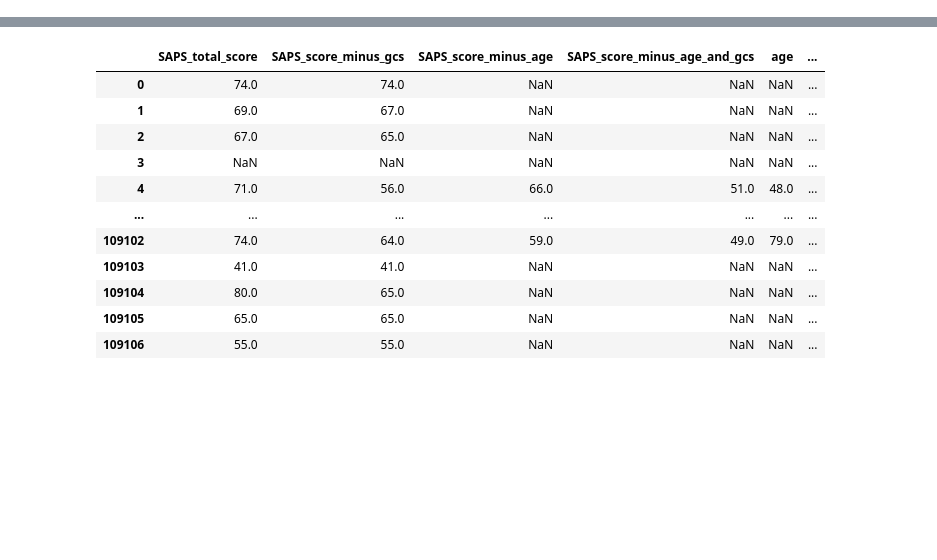
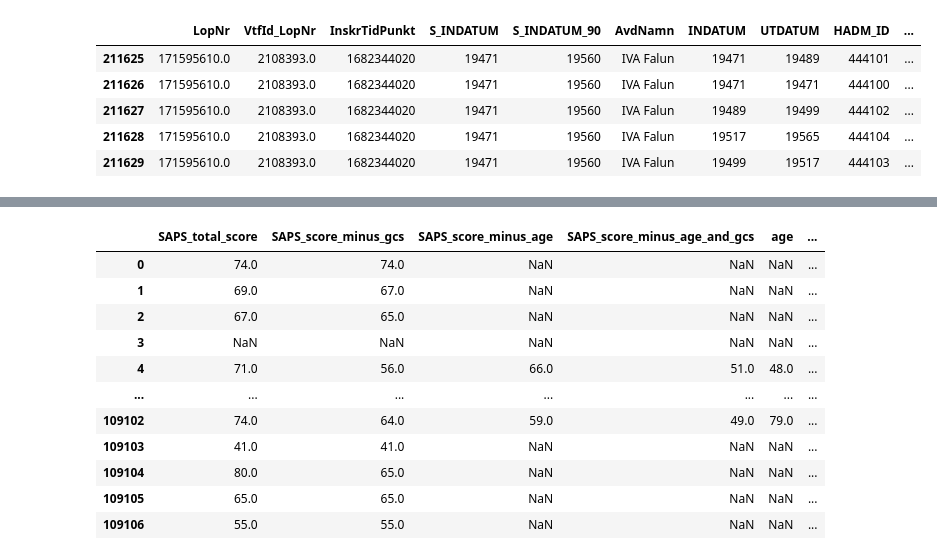
Before and after one commit to johol355/neuro-ascertainment, a Jupyter notebook: candidate-queries/transferred-nsicu-cohort-daoh/transferred-cohort-daoh.ipynb, the cells around one changed output, grey strips where cells are left out. Drawn from its saved outputs; the diff is of its cells as text; code cells hidden in the pictures; blank space fills up the shorter version.

```diff
--- a/candidate-queries/transferred-nsicu-cohort-daoh/transferred-cohort-daoh.ipynb
+++ b/candidate-queries/transferred-nsicu-cohort-daoh/transferred-cohort-daoh.ipynb
@@ -59,0 +55,12 @@ Name: DX_RANK, Length: 109107, dtype: int64
+# %%
+q2 = query + "SELECT * FROM DAOH_90_STEP_1"
+d2 = pd.read_sql(q2, engine)
+# %%
+d2.query("VtfId_LopNr == 2108393")
+# %% [output]
+|  | LopNr | VtfId_LopNr | InskrTidPunkt | S_INDATUM | S_INDATUM_90 | AvdNamn | INDATUM | UTDATUM | HADM_ID | ... |
+| 211625 | 171595610.0 | 2108393.0 | 1682344020 | 19471 | 19560 | IVA Falun | 19471 | 19489 | 444101 | ... |
+| 211626 | 171595610.0 | 2108393.0 | 1682344020 | 19471 | 19560 | IVA Falun | 19471 | 19471 | 444100 | ... |
+| 211627 | 171595610.0 | 2108393.0 | 1682344020 | 19471 | 19560 | IVA Falun | 19489 | 19499 | 444102 | ... |
+| 211628 | 171595610.0 | 2108393.0 | 1682344020 | 19471 | 19560 | IVA Falun | 19517 | 19565 | 444104 | ... |
+| 211629 | 171595610.0 | 2108393.0 | 1682344020 | 19471 | 19560 | IVA Falun | 19499 | 19517 | 444103 | ... |
```
Also changed, not shown: parts of 13 cells of this notebook, 1 other file.
